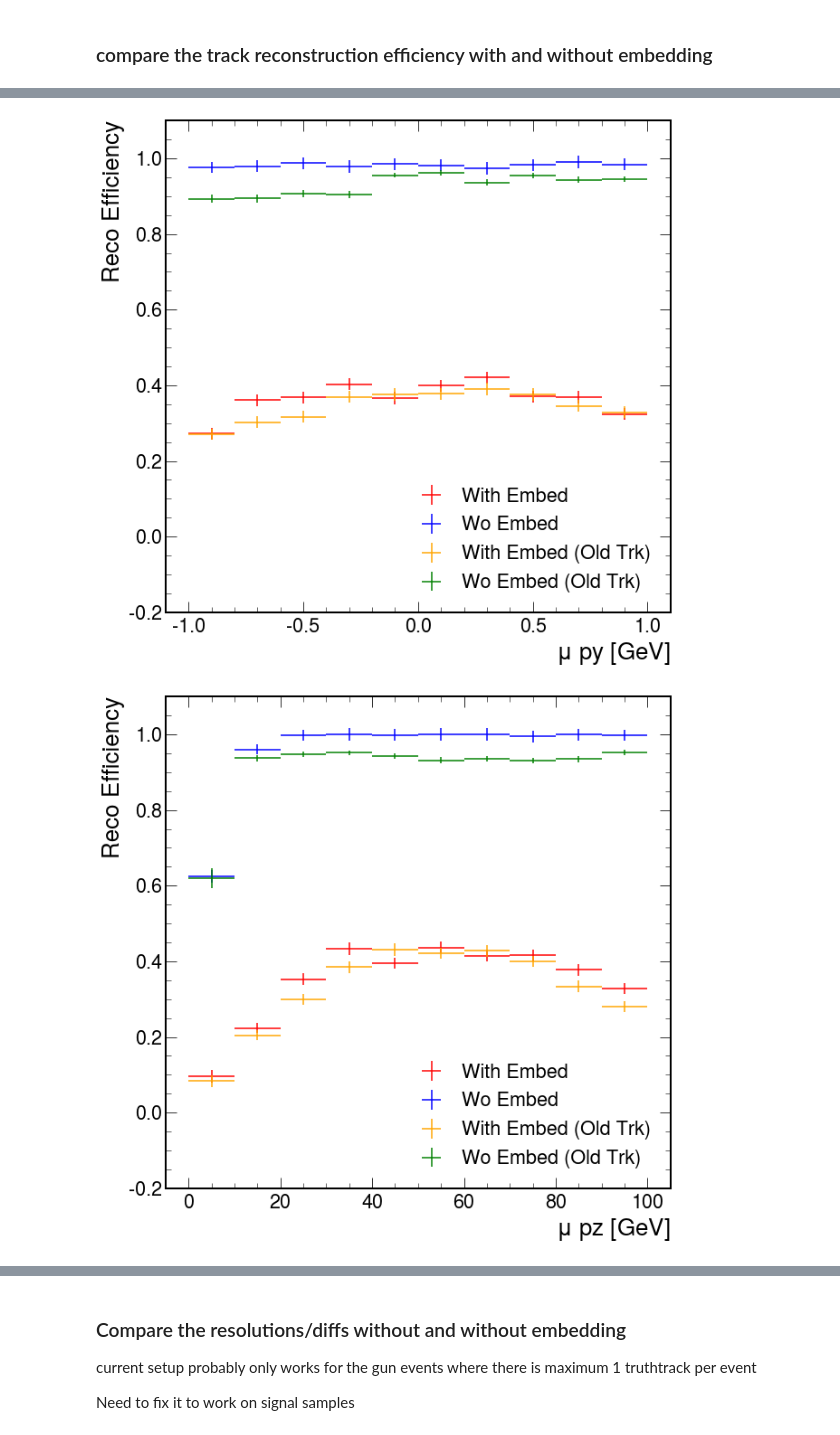
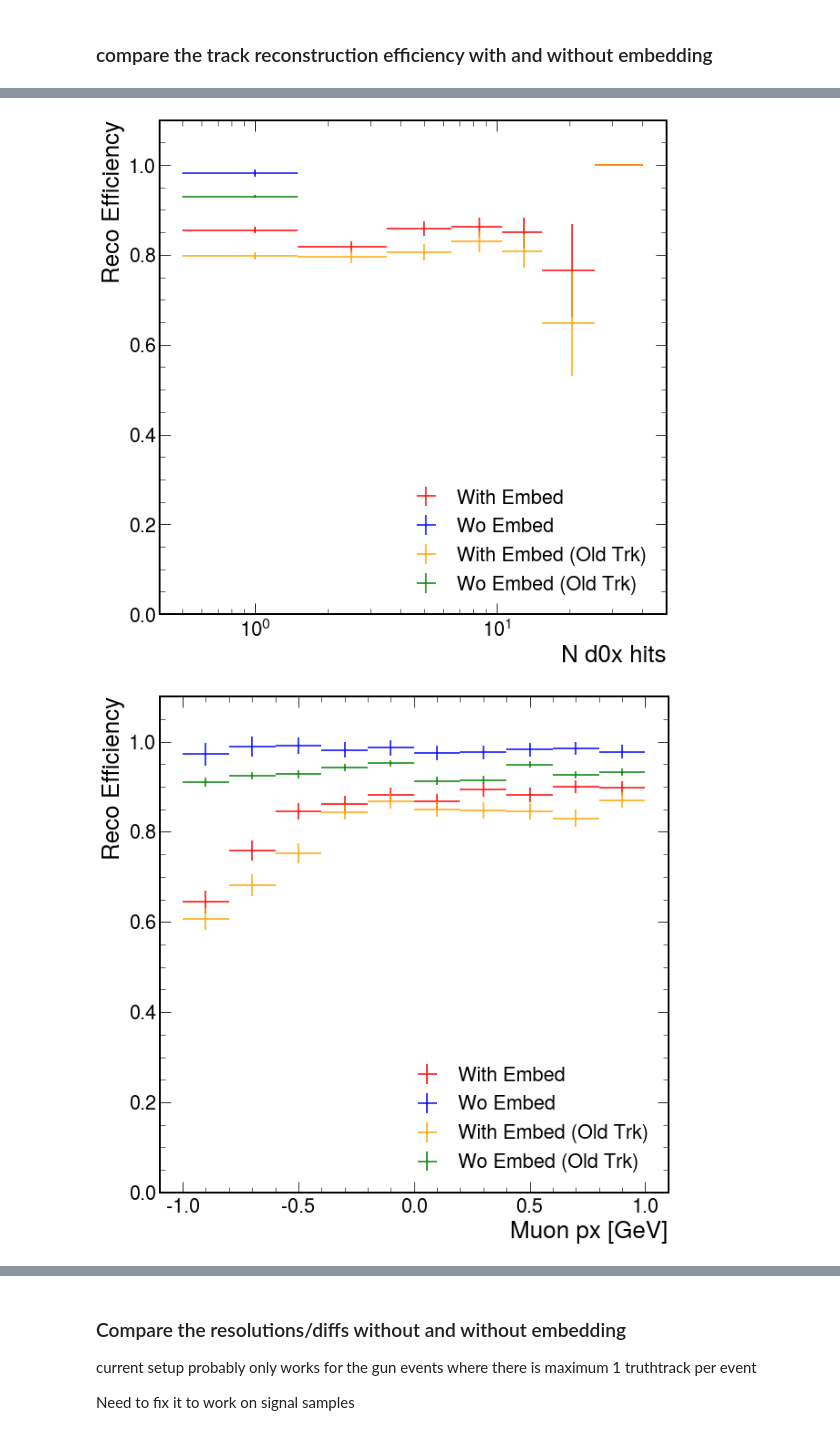
Before and after one commit to DarkQuest-FNAL/DarkQuest, a Jupyter notebook: e1039-analysis/python/TrackingPerformance.ipynb, the cells around one changed output, grey strips where cells are left out. Saved outputs shown, nothing was run; the diff lists cells and outputs as text; code cells hidden in the pictures.

```diff
--- a/e1039-analysis/python/TrackingPerformance.ipynb
+++ b/e1039-analysis/python/TrackingPerformance.ipynb
@@ -72,6 +103,7 @@ def getData(fname="", procName="Events"):
                                             "z": dq_dict_ak1["hit_truthz"],
                         })
                        }, depth_limit=1)
+    dq_events = GetNHits(dq_events)
     return dq_events
 # %% [markdown]
 ## Load data into awkward array.
@@ -243,0 +440,5 @@ plt.close()
+# %%
+events_wembed = SelectEvents(events_wembed)
+events_woembed = SelectEvents(events_woembed)
+events_wembed_oldtrk = SelectEvents(events_wembed_oldtrk)
+events_woembed_oldtrk = SelectEvents(events_woembed_oldtrk)
@@ -290,16 +500,31 @@ plt.savefig("plots/track_pz_st1.png")
 ### compare the track reconstruction efficiency with and without embedding
 # %%
 def calculateEff(events, pname='pz'):
-    assert pname in ['px','py', 'pz'], "pname must be among ['px', 'py', 'pz']"
-    p_matched = ak.to_numpy(ak.flatten(events['truthtrack'][events['truthtrack'].rec_id[...,0]!=-1][pname]))
-    p_total = ak.to_numpy(ak.flatten(events['truthtrack'][pname]))
+    assert pname in ['px','py', 'pz', 'd0', 'd0x'], "pname must be among ['px', 'py', 'pz', 'd0', 'd0x']"
 
     ranges = {'pz': (0,100),
               'px': (-1.0, 1.0),
               'py': (-1.0, 1.0)}
+    bins = {}
+    bins['d0'] = np.array([-0.5,0.5,1.5,3.5,6.5,10.5,15.5,25.5,40.5,70.5,150.5])
+    bins['d0x'] = np.array([-0.5,0.5,1.5,3.5,6.5,10.5,15.5,25.5,40.5,70.5,150.5])
 
-    nreco, bin_edges = np.histogram(p_matched, bins=10, range=ranges[pname])
-    ngen, bin_edges  = np.histogram(p_total, bins=10, range=ranges[pname])
+    isMatched = events['truthtrack'].rec_id[...,0]!=-1
+
+    if pname in ['px', 'py', 'pz']:
+        p_matched = ak.to_numpy(ak.flatten(events['truthtrack'][isMatched][pname]))
+        p_total = ak.to_numpy(ak.flatten(events['truthtrack'][pname]))
+        nreco, bin_edges = np.histogram(p_matched, bins=10, range=ranges[pname])
+        ngen, bin_edges  = np.histogram(p_total, bins=10, range=ranges[pname])
+    else:
+        if pname == 'd0':
+            p_matched = ak.to_numpy(events['n_hits_D0'][isMatched])
+            p_total = ak.to_numpy(events['n_hits_D0'])
+        else:
+            p_matched = ak.to_numpy(events['n_hits_DC3'][isMatched])
+            p_total = ak.to_numpy(events['n_hits_DC3'])
+        nreco, bin_edges = np.histogram(p_matched, bins=bins[pname])
+        ngen, bin_edges  = np.histogram(p_total, bins=bins[pname])
 
     ratios = nreco/ngen
     # binomal uncertainties
@@ -307,7 +532,7 @@ def calculateEff(events, pname='pz'):
 
     return ratios, uncs, bin_edges
 # %%
-for pname in ['px', 'py', 'pz']:
+for pname in ['d0','d0x', 'px', 'py', 'pz']:
     eff_wembed, unc_wembed, bin_edges = calculateEff(events_wembed, pname)
     eff_woembed, unc_woembed, bin_edges = calculateEff(events_woembed, pname)
     eff_wembed_oldtrk, unc_wembed_oldtrk, bin_edges = calculateEff(events_wembed_oldtrk, pname)
@@ -323,8 +548,12 @@ for pname in ['px', 'py', 'pz']:
     plt.errorbar(x_centers, eff_wembed_oldtrk, unc_wembed_oldtrk, x_errs, label='With Embed (Old Trk)', color='orange', ls='none')
     plt.errorbar(x_centers, eff_woembed_oldtrk, unc_woembed_oldtrk, x_errs, label='Wo Embed (Old Trk)', color='green', ls='none')
     #plt.xlim(0,100)
-    plt.ylim(-0.2,1.1)
-    plt.xlabel(f'$\mu$ {pname} [GeV]')
+    plt.ylim(0.0,1.1)
+    if pname in ['d0', 'd0x']:
+        plt.xlabel(f'N {pname} hits')
+        plt.xscale('log')
+    else:
+        plt.xlabel(f'Muon {pname} [GeV]')
     #plt.ylabel('<$E_{Cluster}$>/<$E_{Gen}$>')
     plt.ylabel('Reco Efficiency')
     plt.legend(loc='lower right')
@@ -334,2 +563,2 @@ for pname in ['px', 'py', 'pz']:
-[figure, old version]
+[figure, new version]
-[figure, old version]
+[figure, new version]
```
Also changed, not shown: parts of 25 cells of this notebook, 5 other files.
